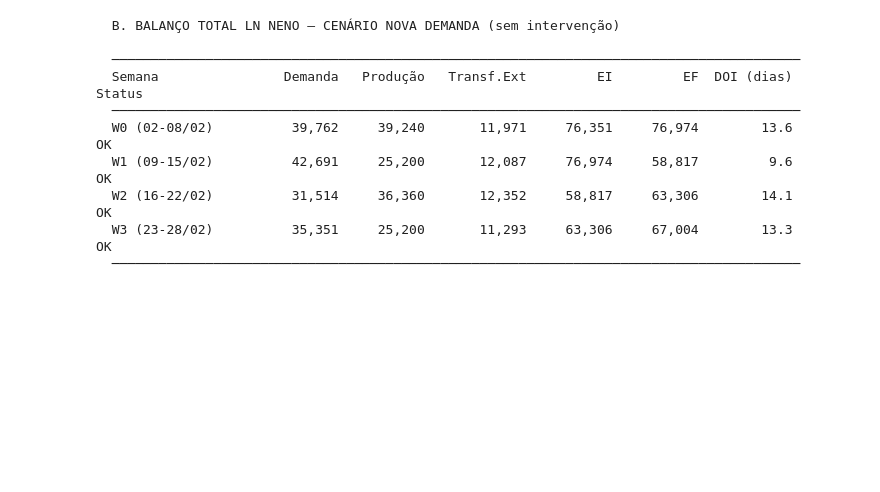
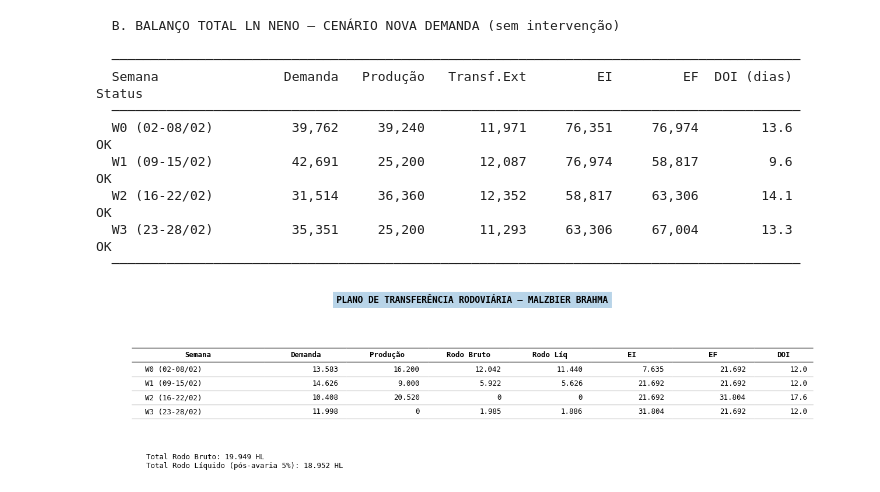
Before and after one commit to Joao0310/hackathon-ambev-dados, a Jupyter notebook: notebooks/cenario.ipynb, the cells around one changed output. Cells and saved outputs as stored; diff of their text form; code cells hidden in the pictures; blank space fills up the shorter version.

Commit message:
PLANO DE TRANSFERÊNCIA RODOVIÁRIA – MALZBIER BRAHMA

```diff
--- a/notebooks/cenario.ipynb
+++ b/notebooks/cenario.ipynb
@@ -305,3 +305,93 @@ print(f"  {'─'*88}")
   W2 (16-22/02)          31,514     36,360       12,352     58,817     63,306        14.1       OK
   W3 (23-28/02)          35,351     25,200       11,293     63,306     67,004        13.3       OK
   ────────────────────────────────────────────────────────────────────────────────────────
+# %%
+import matplotlib.pyplot as plt
+import matplotlib.patches as mpatches
+
+# ── dados ──────────────────────────────────────────────────────────────────
+rows_data = [
+    ("W0 (02-08/02)", 13_583, 16_200, 12_042, 11_440,  7_635, 21_692, 12.0),
+    ("W1 (09-15/02)", 14_626,  9_000,  5_922,  5_626, 21_692, 21_692, 12.0),
+    ("W2 (16-22/02)", 10_408, 20_520,      0,      0, 21_692, 31_804, 17.6),
+    ("W3 (23-28/02)", 11_998,      0,  1_985,  1_886, 31_804, 21_692, 12.0),
+]
+
+total_rodo_bruto = sum(r[3] for r in rows_data)
+total_rodo_liq   = round(total_rodo_bruto * 0.95)
+
+def fmt(v):
+    return f"{int(v):,}".replace(",", ".")
+
+# ── monta dados da tabela ──────────────────────────────────────────────────
+headers = ["Semana", "Demanda", "Produção", "Rodo Bruto", "Rodo Líq", "EI", "EF", "DOI"]
+
+cell_data = [
+    [r[0], fmt(r[1]), fmt(r[2]), fmt(r[3]), fmt(r[4]), fmt(r[5]), fmt(r[6]), f"{r[7]:.1f}"]
+    for r in rows_data
+]
+
+# ── figura ─────────────────────────────────────────────────────────────────
+fig, ax = plt.subplots(figsize=(13, 3.2))
+ax.axis("off")
+
+# título
+fig.text(
+    0.5, 0.97,
+    "PLANO DE TRANSFERÊNCIA RODOVIÁRIA – MALZBIER BRAHMA",
+    ha="center", va="top",
+    fontsize=11, fontfamily="monospace", fontweight="bold",
+    bbox=dict(boxstyle="square,pad=0.4", facecolor="#B8D4E8", edgecolor="none"),
+)
+
+# tabela
+col_widths = [0.18, 0.11, 0.11, 0.11, 0.11, 0.11, 0.11, 0.08]
+
+tbl = ax.table(
+    cellText=cell_data,
+    colLabels=headers,
+    cellLoc="right",
+    loc="center",
+    colWidths=col_widths,
+)
+tbl.auto_set_font_size(False)
+tbl.set_fontsize(9)
+tbl.scale(1, 1.5)
+
+# estilo cabeçalho
+for col in range(len(headers)):
+    cell = tbl[0, col]
+    cell.set_facecolor("#FFFFFF")
+    cell.set_text_props(fontfamily="monospace", fontweight="bold", ha="center")
+    cell.set_edgecolor("#333333")
+    cell.visible_edges = "TB"  # apenas bordas top e bottom no header
+
+# estilo linhas de dados (alternado)
+for row in range(1, len(cell_data) + 1):
+    bg = "#FFFFFF" if row % 2 == 1 else "#F5F5F5"
+    for col in range(len(headers)):
+        cell = tbl[row, col]
+        cell.set_facecolor(bg)
+        cell.set_edgecolor("#DDDDDD")
+        cell.set_text_props(fontfamily="monospace")
+        if col == 0:
+            cell.set_text_props(fontfamily="monospace", ha="left")
+        cell.visible_edges = "B"
+
+# linha inferior final
+for col in range(len(headers)):
+    tbl[len(cell_data), col].visible_edges = "TB"
+
+# rodapé
+fig.text(
+    0.07, 0.04,
+    f"Total Rodo Bruto: {fmt(total_rodo_bruto)} HL\n"
+    f"Total Rodo Líquido (pós-avaria 5%): {fmt(total_rodo_liq)} HL",
+    ha="left", va="bottom",
+    fontsize=9, fontfamily="monospace",
+)
+
+plt.tight_layout(rect=[0, 0.08, 1, 0.92])
+plt.show()
+# %% [output]
+[figure, added]
```
Also changed, not shown: 1 other file.
